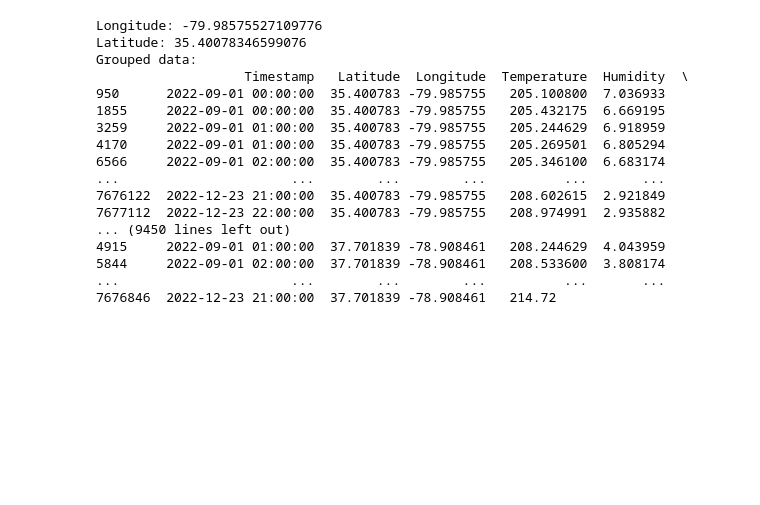
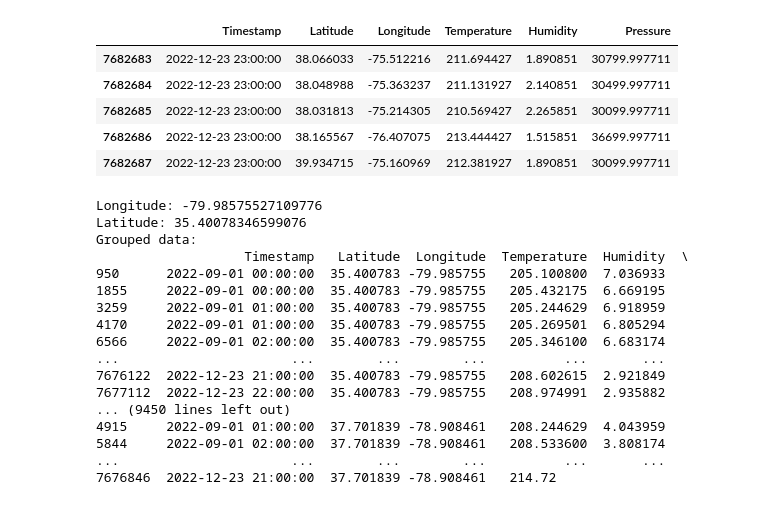
Before and after one commit to Fraolabebe/Team-SkySci-Analytics, a Jupyter notebook: Atmospheric Data Scraper/RAP Atmospheric Data Transformation.ipynb, the cells around one changed output. Drawn from its saved outputs; the diff is of its cells as text; code cells hidden in the pictures; blank space fills up the shorter version.

```diff
--- a/Atmospheric Data Scraper/RAP Atmospheric Data Transformation.ipynb
+++ b/Atmospheric Data Scraper/RAP Atmospheric Data Transformation.ipynb
@@ -9,6 +9,15 @@ path2 = r"C:\Users\abebe\Documents\George Mason University\6- SUMME 2023\Team-Sk
 # %%
 atmosphericData = pd.read_csv(path2)
 groundWeatehrData = pd.read_csv(path1)
+atmosphericData.tail()
+# pressure units seems like is units of pascal
+# %% [output]
+|  | Timestamp | Latitude | Longitude | Temperature | Humidity | Pressure |
+| 7682683 | 2022-12-23 23:00:00 | 38.066033 | -75.512216 | 211.694427 | 1.890851 | 30799.997711 |
+| 7682684 | 2022-12-23 23:00:00 | 38.048988 | -75.363237 | 211.131927 | 2.140851 | 30499.997711 |
+| 7682685 | 2022-12-23 23:00:00 | 38.031813 | -75.214305 | 210.569427 | 2.265851 | 30099.997711 |
+| 7682686 | 2022-12-23 23:00:00 | 38.165567 | -76.407075 | 213.444427 | 1.515851 | 36699.997711 |
+| 7682687 | 2022-12-23 23:00:00 | 39.934715 | -75.160969 | 212.381927 | 1.890851 | 30099.997711 |
 # %%
 # Group the DataFrame by longitude and latitude
 grouped_data = atmosphericData.groupby(['Longitude', 'Latitude'])
```
Also changed, not shown: parts of 8 cells of this notebook.
